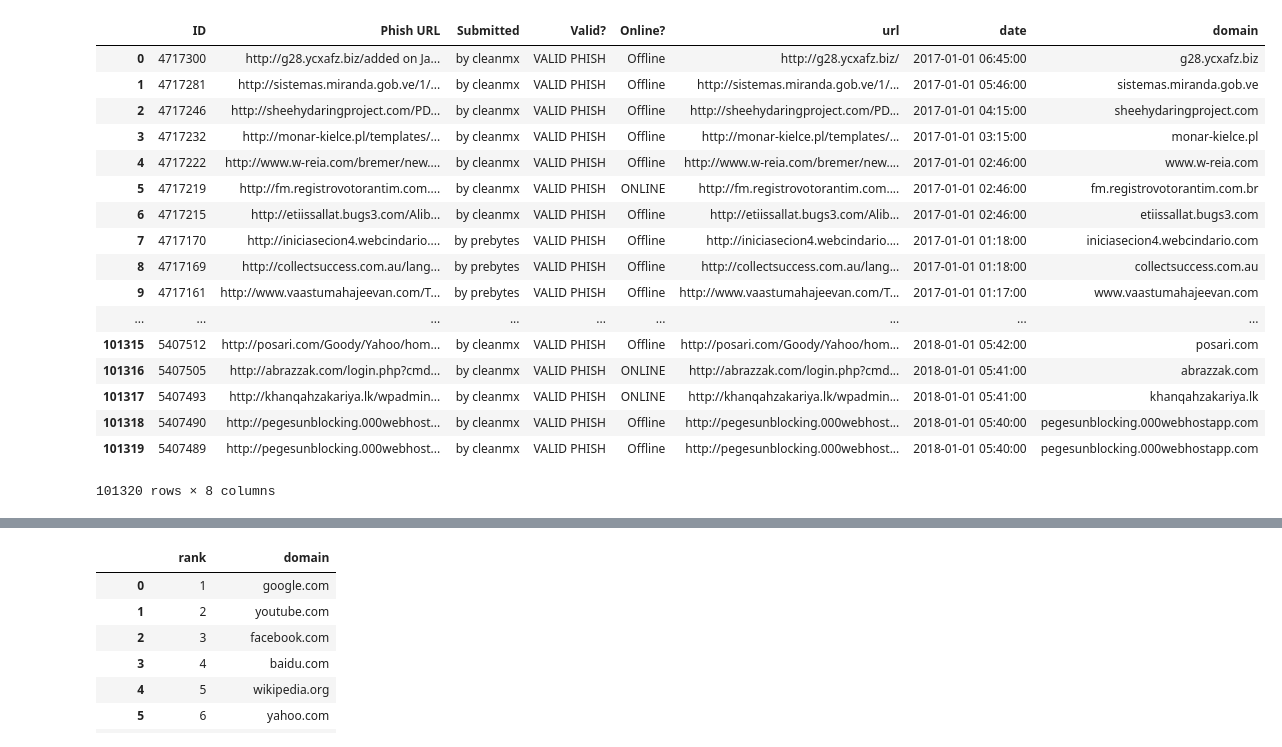
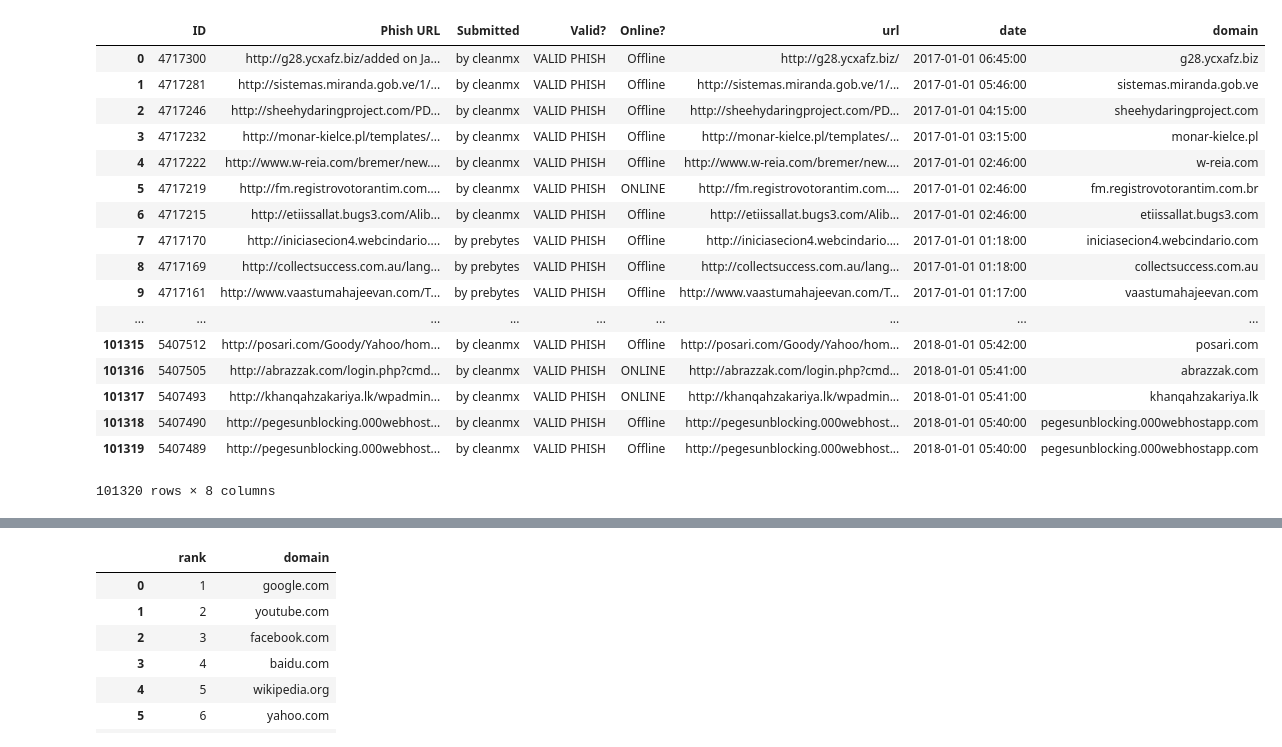
Before and after one commit to themains/pydomains, a Jupyter notebook: pydomains/models/phish_pred_2017.ipynb, the cells around one changed output, grey strips where cells are left out. Saved outputs shown, nothing was run; the diff lists cells and outputs as text; code cells hidden in the pictures.

```diff
--- a/pydomains/models/phish_pred_2017.ipynb
+++ b/pydomains/models/phish_pred_2017.ipynb
@@ -1,32 +1,54 @@
 # %%
 from __future__ import print_function
 
 import numpy as np
 import pandas as pd
 from sklearn.feature_extraction.text import CountVectorizer
 from sklearn.model_selection import train_test_split
 from sklearn.metrics import classification_report,confusion_matrix
 
+import tldextract
+
+
+def url2domain(url, exclude_subdomains=False):
+    """Extract the domain from URL.
+    """
+    tld = tldextract.extract(url)
+    a = []
+    if tld.subdomain != '':
+        if isinstance(exclude_subdomains, list):
+            if tld.subdomain not in exclude_subdomains:
+                a.append(tld.subdomain)
+        elif not exclude_subdomains :
+            a.append(tld.subdomain)
+    a.append(tld.domain)
+    if tld.suffix != '':
+        a.append(tld.suffix)
+    domain = '.'.join(a)
+    return domain
+
+
 NGRAMS = 2
 FEATURE_LEN = 128
 EPOCHS = 15
 SAMPLES = 50000
 
 df = pd.read_csv('./data/phishtank_2017.csv.bz2')
 df.dropna(subset=['domain'], inplace=True)
+df['domain'] = df.domain.apply(lambda c: url2domain(c, exclude_subdomains=['www']))
 df
 # %% [output]
 |  | ID | Phish URL | Submitted | Valid? | Online? | url | date | domain |
 | 0 | 4717300 | http://g28.ycxafz.biz/added on Ja... | by cleanmx | VALID PHISH | Offline | http://g28.ycxafz.biz/ | 2017-01-01 06:45:00 | g28.ycxafz.biz |
 | 1 | 4717281 | http://sistemas.miranda.gob.ve/1/... | by cleanmx | VALID PHISH | Offline | http://sistemas.miranda.gob.ve/1/... | 2017-01-01 05:46:00 | sistemas.miranda.gob.ve |
 | 2 | 4717246 | http://sheehydaringproject.com/PD... | by cleanmx | VALID PHISH | Offline | http://sheehydaringproject.com/PD... | 2017-01-01 04:15:00 | sheehydaringproject.com |
 | 3 | 4717232 | http://monar-kielce.pl/templates/... | by cleanmx | VALID PHISH | Offline | http://monar-kielce.pl/templates/... | 2017-01-01 03:15:00 | monar-kielce.pl |
-| 4 | 4717222 | http://www.w-reia.com/bremer/new.... | by cleanmx | VALID PHISH | Offline | http://www.w-reia.com/bremer/new.... | 2017-01-01 02:46:00 | www.w-reia.com |
+| 4 | 4717222 | http://www.w-reia.com/bremer/new.... | by cleanmx | VALID PHISH | Offline | http://www.w-reia.com/bremer/new.... | 2017-01-01 02:46:00 | w-reia.com |
 | 5 | 4717219 | http://fm.registrovotorantim.com.... | by cleanmx | VALID PHISH | ONLINE | http://fm.registrovotorantim.com.... | 2017-01-01 02:46:00 | fm.registrovotorantim.com.br |
 | 6 | 4717215 | http://etiissallat.bugs3.com/Alib... | by cleanmx | VALID PHISH | Offline | http://etiissallat.bugs3.com/Alib... | 2017-01-01 02:46:00 | etiissallat.bugs3.com |
 | 7 | 4717170 | http://iniciasecion4.webcindario.... | by prebytes | VALID PHISH | Offline | http://iniciasecion4.webcindario.... | 2017-01-01 01:18:00 | iniciasecion4.webcindario.com |
 | 8 | 4717169 | http://collectsuccess.com.au/lang... | by prebytes | VALID PHISH | Offline | http://collectsuccess.com.au/lang... | 2017-01-01 01:18:00 | collectsuccess.com.au |
-| 9 | 4717161 | http://www.vaastumahajeevan.com/T... | by prebytes | VALID PHISH | Offline | http://www.vaastumahajeevan.com/T... | 2017-01-01 01:17:00 | www.vaastumahajeevan.com |
+| 9 | 4717161 | http://www.vaastumahajeevan.com/T... | by prebytes | VALID PHISH | Offline | http://www.vaastumahajeevan.com/T... | 2017-01-01 01:17:00 | vaastumahajeevan.com |
 | ... | ... | ... | ... | ... | ... | ... | ... | ... |
 | 101315 | 5407512 | http://posari.com/Goody/Yahoo/hom... | by cleanmx | VALID PHISH | Offline | http://posari.com/Goody/Yahoo/hom... | 2018-01-01 05:42:00 | posari.com |
 | 101316 | 5407505 | http://abrazzak.com/login.php?cmd... | by cleanmx | VALID PHISH | ONLINE | http://abrazzak.com/login.php?cmd... | 2018-01-01 05:41:00 | abrazzak.com |
```
Also changed, not shown: parts of 11 cells of this notebook, 6 other files.
